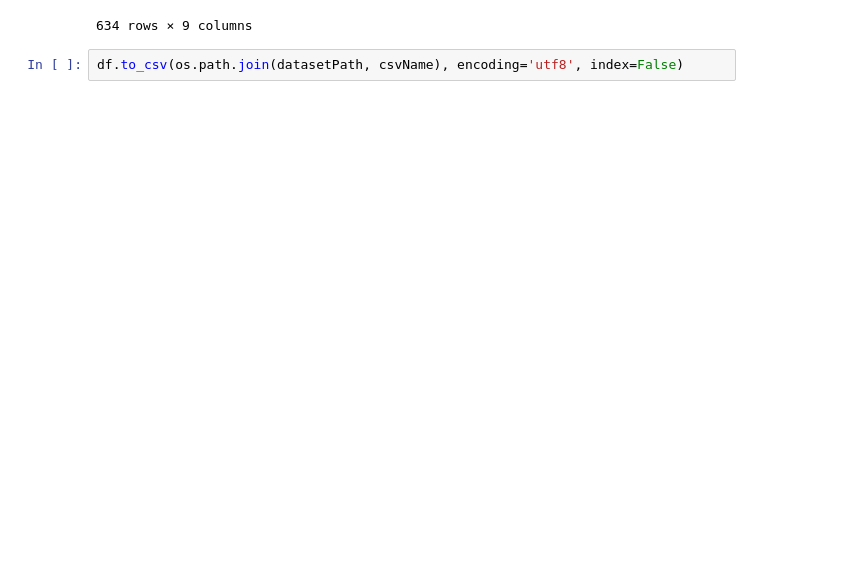
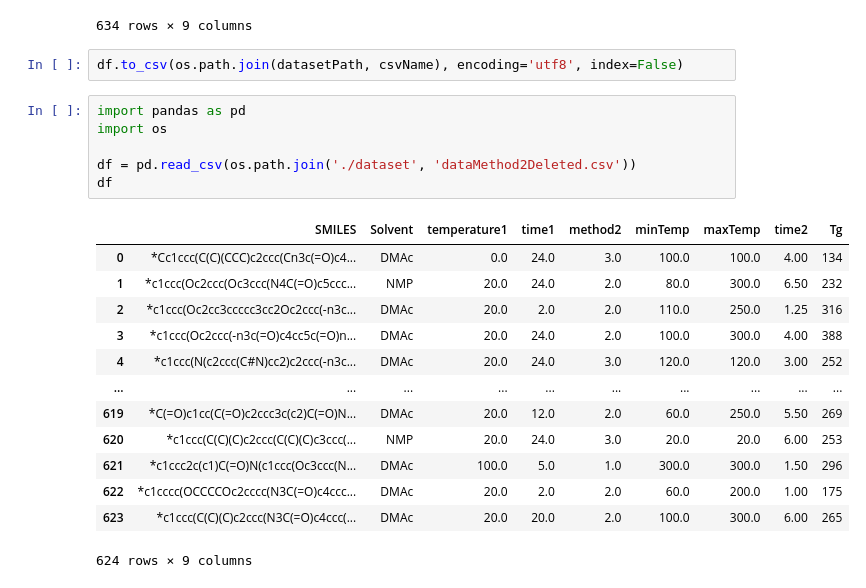
Before and after one commit to circle117/MaterialsGCN, a Jupyter notebook: DataPreprocess_MMGCN.ipynb, the cells around one changed output. Cells and saved outputs as stored; diff of their text form; blank space fills up the shorter version.

```diff
--- a/DataPreprocess.ipynb
+++ b/DataPreprocess_MMGCN.ipynb
@@ -103,3 +103,23 @@ df
 634 rows × 9 columns
 # %%
 df.to_csv(os.path.join(datasetPath, csvName), encoding='utf8', index=False)
+# %%
+import pandas as pd
+import os
+
+df = pd.read_csv(os.path.join('./dataset', 'dataMethod2Deleted.csv'))
+df
+# %% [output]
+|  | SMILES | Solvent | temperature1 | time1 | method2 | minTemp | maxTemp | time2 | Tg |
+| 0 | *Cc1ccc(C(C)(CCC)c2ccc(Cn3c(=O)c4... | DMAc | 0.0 | 24.0 | 3.0 | 100.0 | 100.0 | 4.00 | 134 |
+| 1 | *c1ccc(Oc2ccc(Oc3ccc(N4C(=O)c5ccc... | NMP | 20.0 | 24.0 | 2.0 | 80.0 | 300.0 | 6.50 | 232 |
+| 2 | *c1ccc(Oc2cc3ccccc3cc2Oc2ccc(-n3c... | DMAc | 20.0 | 2.0 | 2.0 | 110.0 | 250.0 | 1.25 | 316 |
+| 3 | *c1ccc(Oc2ccc(-n3c(=O)c4cc5c(=O)n... | DMAc | 20.0 | 24.0 | 2.0 | 100.0 | 300.0 | 4.00 | 388 |
+| 4 | *c1ccc(N(c2ccc(C#N)cc2)c2ccc(-n3c... | DMAc | 20.0 | 24.0 | 3.0 | 120.0 | 120.0 | 3.00 | 252 |
+| ... | ... | ... | ... | ... | ... | ... | ... | ... | ... |
+| 619 | *C(=O)c1cc(C(=O)c2ccc3c(c2)C(=O)N... | DMAc | 20.0 | 12.0 | 2.0 | 60.0 | 250.0 | 5.50 | 269 |
+| 620 | *c1ccc(C(C)(C)c2ccc(C(C)(C)c3ccc(... | NMP | 20.0 | 24.0 | 3.0 | 20.0 | 20.0 | 6.00 | 253 |
+| 621 | *c1ccc2c(c1)C(=O)N(c1ccc(Oc3ccc(N... | DMAc | 100.0 | 5.0 | 1.0 | 300.0 | 300.0 | 1.50 | 296 |
+| 622 | *c1cccc(OCCCCOc2cccc(N3C(=O)c4ccc... | DMAc | 20.0 | 2.0 | 2.0 | 60.0 | 200.0 | 1.00 | 175 |
+| 623 | *c1ccc(C(C)(C)c2ccc(N3C(=O)c4ccc(... | DMAc | 20.0 | 20.0 | 2.0 | 100.0 | 300.0 | 6.00 | 265 |
+624 rows × 9 columns
```
Also changed, not shown: parts of 2 cells of this notebook, 9 other files.
